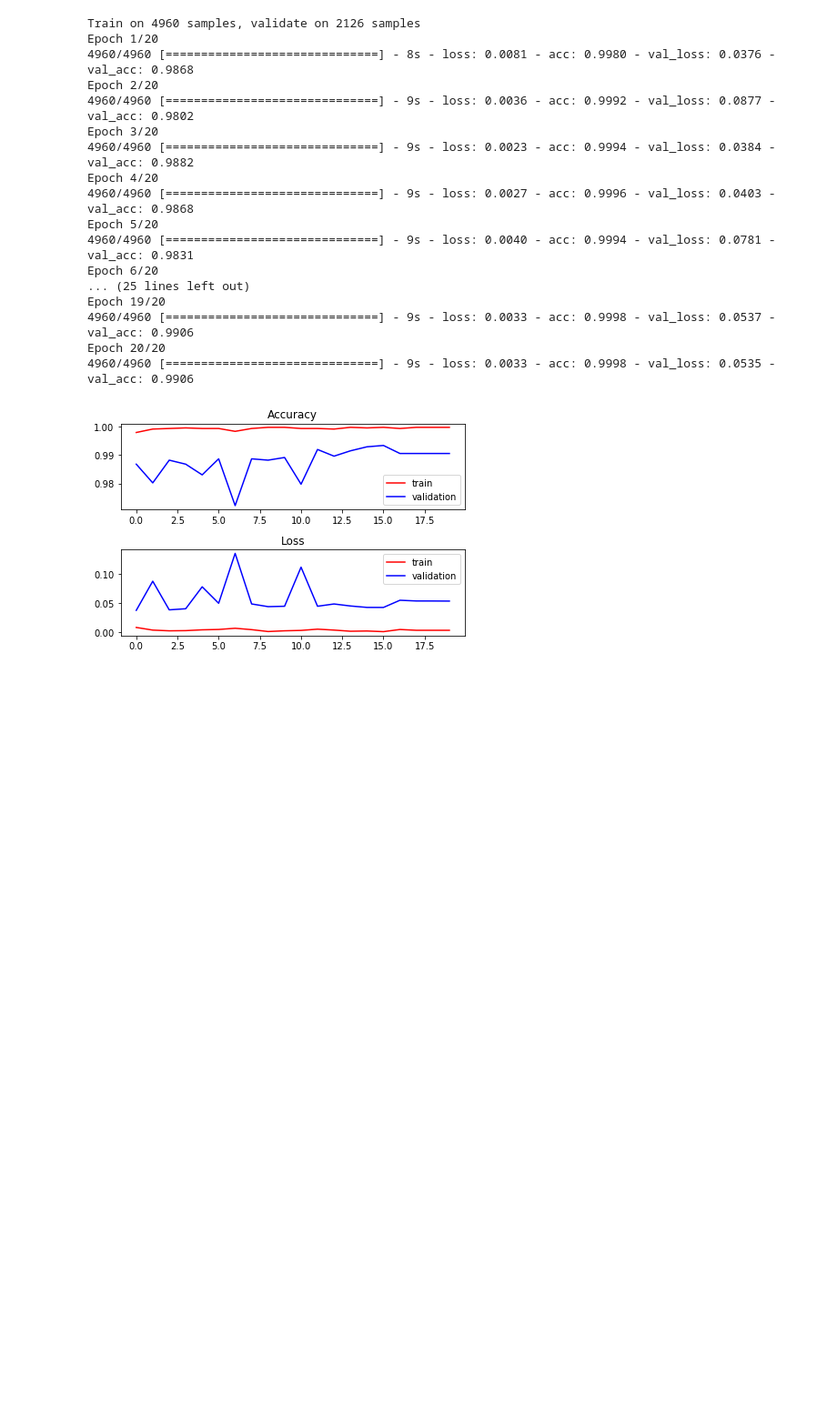
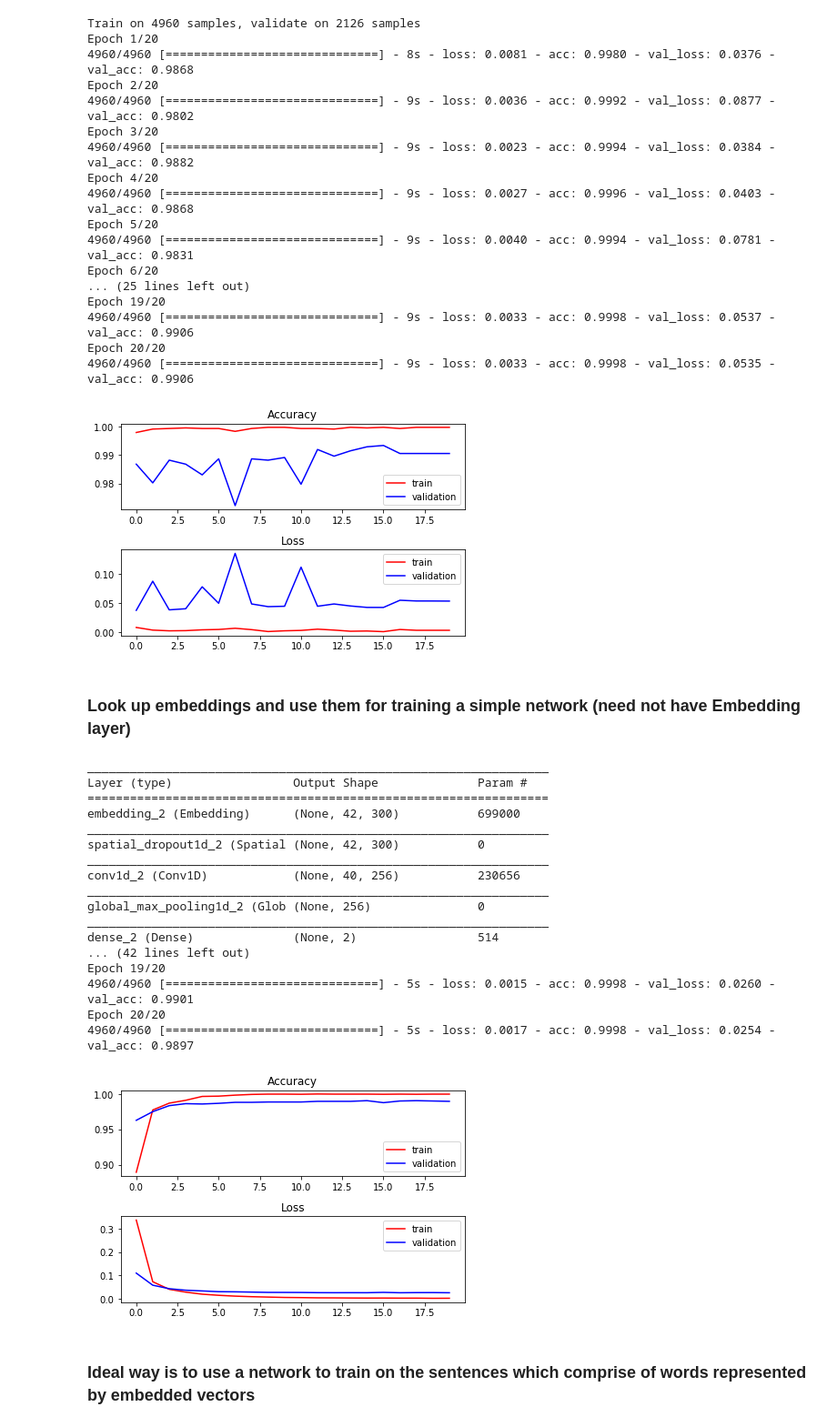
Before and after one commit to abhikbanerjee/DeepLearningKeras, a Jupyter notebook: Learn_Word_Embeddings_Keras_Fine_Tuned_Glove.ipynb, the cells around one changed output. Shown at 91% size. Cells and saved outputs as stored; diff of their text form; code cells hidden in the pictures; blank space fills up the shorter version.

```diff
--- a/Learn_Word_Embeddings_Keras_Fine_Tuned_Glove.ipynb
+++ b/Learn_Word_Embeddings_Keras_Fine_Tuned_Glove.ipynb
@@ -191,3 +191,58 @@ plt.show()
 # check the accuracy and the loss on the test set
 score = model.evaluate(X_test, Y_test, verbose=1)
 print(score)
+# %% [markdown]
+### Look up embeddings and use them for training a simple network (need not have Embedding layer)
+# %%
+model = Sequential()
+model.add(Embedding(vocab_size, EMBEDDING_SIZE, input_length=maxlen, trainable=False))
+model.add(SpatialDropout1D(DROPOUT_RATE))
+model.add(Conv1D(filters=NUM_FILTERS, kernel_size=NUM_WORDS, activation="relu"))
+model.add(GlobalMaxPooling1D())
+model.add(Dense(2, activation="softmax"))
+model.summary()
+
+model.compile(loss="categorical_crossentropy", optimizer="adam", metrics=["accuracy"])
+history = model.fit(X_train, Y_train, batch_size=BATCH_SIZE, epochs=NUM_EPOCHS, validation_data=(X_test, Y_test))
+
+#plot loss function
+
+plt.subplot(211)
+plt.title("Accuracy")
+plt.plot(history.history["acc"], color="r", label="train")
+plt.plot(history.history["val_acc"], color="b", label="validation")
+plt.legend(loc="best")
+
+plt.subplot(212)
+plt.title("Loss")
+plt.plot(history.history["loss"], color="r", label="train")
+plt.plot(history.history["val_loss"], color="b", label="validation")
+plt.legend(loc="best")
+
+plt.tight_layout()
+plt.show()
+
+# check the accuracy and the loss on the test set
+score = model.evaluate(X_test, Y_test, verbose=1)
+print(score)
+# %% [output]
+_________________________________________________________________
+Layer (type)                 Output Shape              Param #
+=================================================================
+embedding_2 (Embedding)      (None, 42, 300)           699000
+_________________________________________________________________
+spatial_dropout1d_2 (Spatial (None, 42, 300)           0
+_________________________________________________________________
+conv1d_2 (Conv1D)            (None, 40, 256)           230656
+_________________________________________________________________
+global_max_pooling1d_2 (Glob (None, 256)               0
+_________________________________________________________________
+dense_2 (Dense)              (None, 2)                 514
+... (42 lines left out)
+Epoch 19/20
+4960/4960 [==============================] - 5s - loss: 0.0015 - acc: 0.9998 - val_loss: 0.0260 - val_acc: 0.9901
+Epoch 20/20
+4960/4960 [==============================] - 5s - loss: 0.0017 - acc: 0.9998 - val_loss: 0.0254 - val_acc: 0.9897
+[figure, added]
+# %% [markdown]
+### Ideal way is to use a network to train on the sentences which comprise of words represented by embedded vectors
```
Also changed, not shown: 1 other file.
